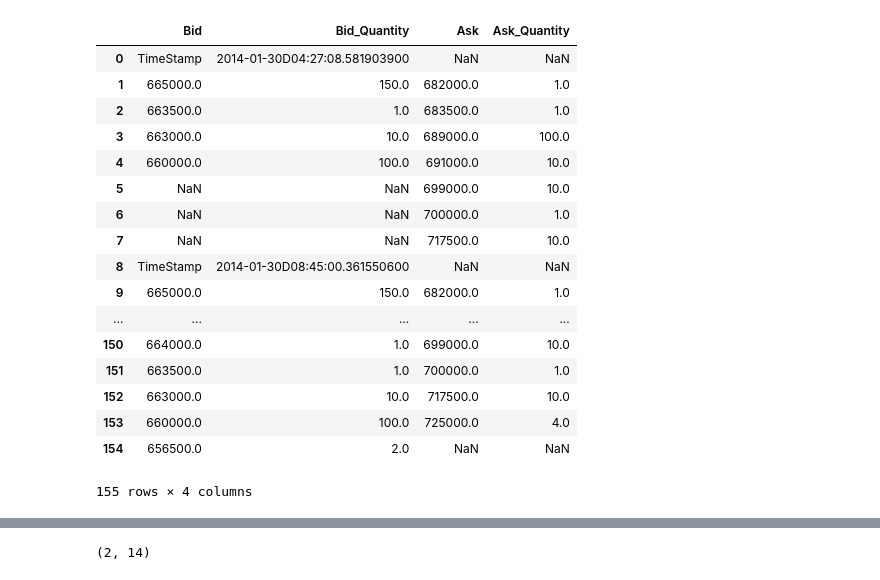
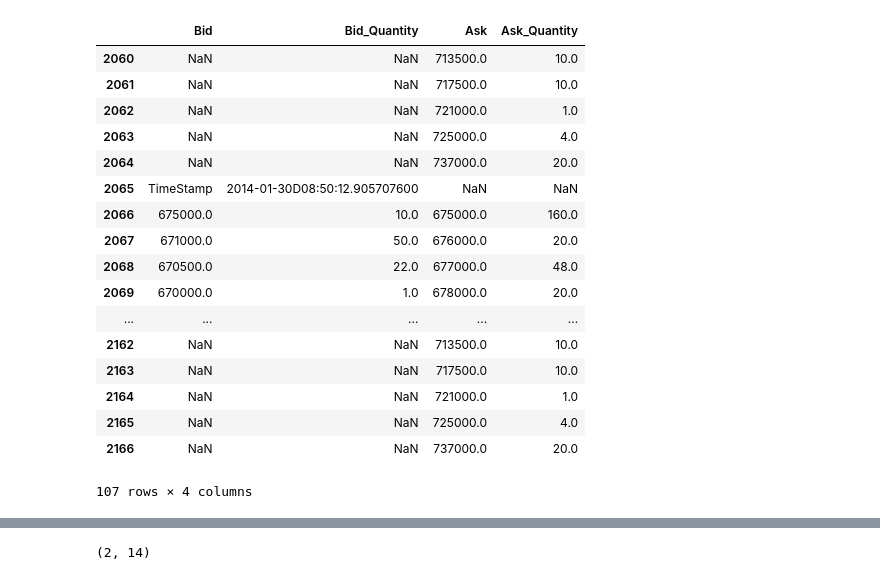
Before and after one commit to rorysroes/SGX-Full-OrderBook-Tick-Data-Trading-Strategy, a Jupyter notebook: before_open_market_9_21_csv.ipynb, the cells around one changed output, grey strips where cells are left out. Cells and saved outputs as stored; diff of their text form; code cells hidden in the pictures.

```diff
--- a/before_open_market_9_21_csv.ipynb
+++ b/before_open_market_9_21_csv.ipynb
@@ -532,21 +576,21 @@ Total time = 10.534456
 # %%
-pd.read_table('order_book.csv',sep=',')
+pd.read_table('order_book.csv',sep=',')[2180-120:2180]
 # %% [output]
 |  | Bid | Bid_Quantity | Ask | Ask_Quantity |
-| 0 | TimeStamp | 2014-01-30D04:27:08.581903900 | NaN | NaN |
-| 1 | 665000.0 | 150.0 | 682000.0 | 1.0 |
-| 2 | 663500.0 | 1.0 | 683500.0 | 1.0 |
-| 3 | 663000.0 | 10.0 | 689000.0 | 100.0 |
-| 4 | 660000.0 | 100.0 | 691000.0 | 10.0 |
-| 5 | NaN | NaN | 699000.0 | 10.0 |
-| 6 | NaN | NaN | 700000.0 | 1.0 |
-| 7 | NaN | NaN | 717500.0 | 10.0 |
-| 8 | TimeStamp | 2014-01-30D08:45:00.361550600 | NaN | NaN |
-| 9 | 665000.0 | 150.0 | 682000.0 | 1.0 |
+| 2060 | NaN | NaN | 713500.0 | 10.0 |
+| 2061 | NaN | NaN | 717500.0 | 10.0 |
+| 2062 | NaN | NaN | 721000.0 | 1.0 |
+| 2063 | NaN | NaN | 725000.0 | 4.0 |
+| 2064 | NaN | NaN | 737000.0 | 20.0 |
+| 2065 | TimeStamp | 2014-01-30D08:50:12.905707600 | NaN | NaN |
+| 2066 | 675000.0 | 10.0 | 675000.0 | 160.0 |
+| 2067 | 671000.0 | 50.0 | 676000.0 | 20.0 |
+| 2068 | 670500.0 | 22.0 | 677000.0 | 48.0 |
+| 2069 | 670000.0 | 1.0 | 678000.0 | 20.0 |
 | ... | ... | ... | ... | ... |
-| 150 | 664000.0 | 1.0 | 699000.0 | 10.0 |
-| 151 | 663500.0 | 1.0 | 700000.0 | 1.0 |
-| 152 | 663000.0 | 10.0 | 717500.0 | 10.0 |
-| 153 | 660000.0 | 100.0 | 725000.0 | 4.0 |
-| 154 | 656500.0 | 2.0 | NaN | NaN |
+| 2162 | NaN | NaN | 713500.0 | 10.0 |
+| 2163 | NaN | NaN | 717500.0 | 10.0 |
+| 2164 | NaN | NaN | 721000.0 | 1.0 |
+| 2165 | NaN | NaN | 725000.0 | 4.0 |
+| 2166 | NaN | NaN | 737000.0 | 20.0 |
-155 rows × 4 columns
+107 rows × 4 columns
```
Also changed, not shown: parts of 4 cells of this notebook.
